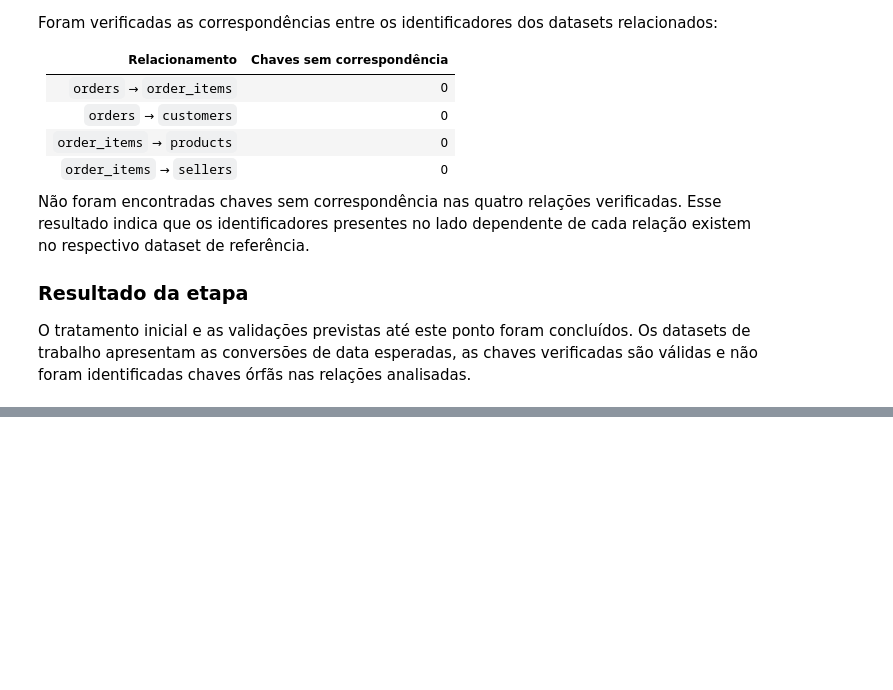
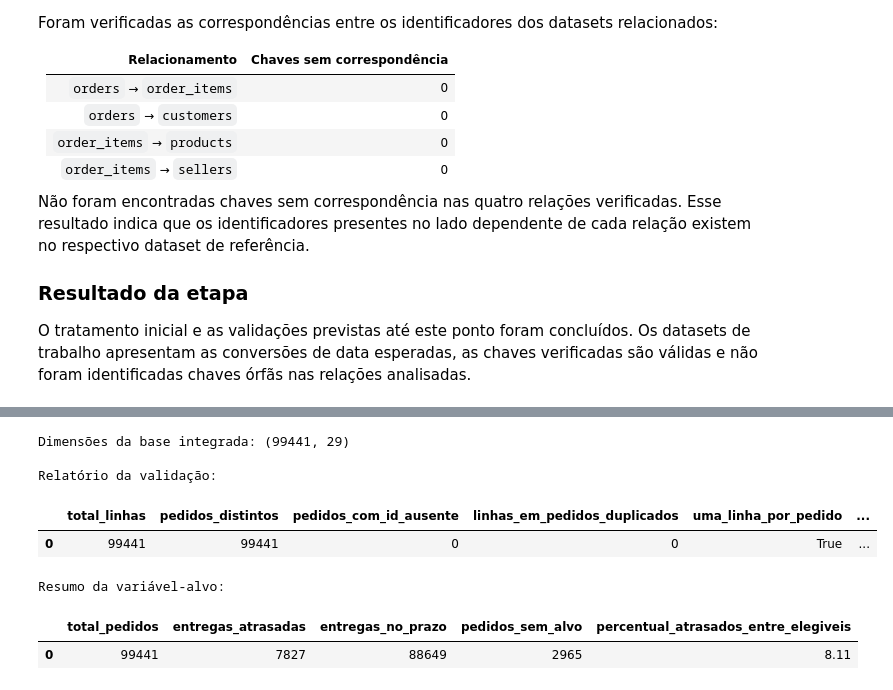
Before and after one commit to Franciane-sl/DeliveryRisk_AI, a Jupyter notebook: pipeline/notebooks/delivery_risk_analysis.ipynb, the cells around one changed output, grey strips where cells are left out. Cells and saved outputs as stored; diff of their text form; code cells hidden in the pictures; blank space fills up the shorter version.

```diff
--- a/pipeline/notebooks/delivery_risk_analysis.ipynb
+++ b/pipeline/notebooks/delivery_risk_analysis.ipynb
@@ -1343,0 +1357,25 @@ O tratamento inicial e as validações previstas até este ponto foram concluíd
+# %%
+base_integrada, relatorios_integracao = construir_base_integrada(
+    datasets_trabalho
+)
+
+print("Dimensões da base integrada:", base_integrada.shape)
+
+print("\nRelatório da validação:")
+display(
+    pd.DataFrame([relatorios_integracao["validacao"]])
+)
+
+print("\nResumo da variável-alvo:")
+display(
+    pd.DataFrame([relatorios_integracao["resumo_alvo"]])
+)
+# %% [output]
+Dimensões da base integrada: (99441, 29)
+
+Relatório da validação:
+|  | total_linhas | pedidos_distintos | pedidos_com_id_ausente | linhas_em_pedidos_duplicados | uma_linha_por_pedido | ... |
+| 0 | 99441 | 99441 | 0 | 0 | True | ... |
+Resumo da variável-alvo:
+|  | total_pedidos | entregas_atrasadas | entregas_no_prazo | pedidos_sem_alvo | percentual_atrasados_entre_elegiveis |
+| 0 | 99441 | 7827 | 88649 | 2965 | 8.11 |
```
Also changed, not shown: parts of 7 cells of this notebook.
